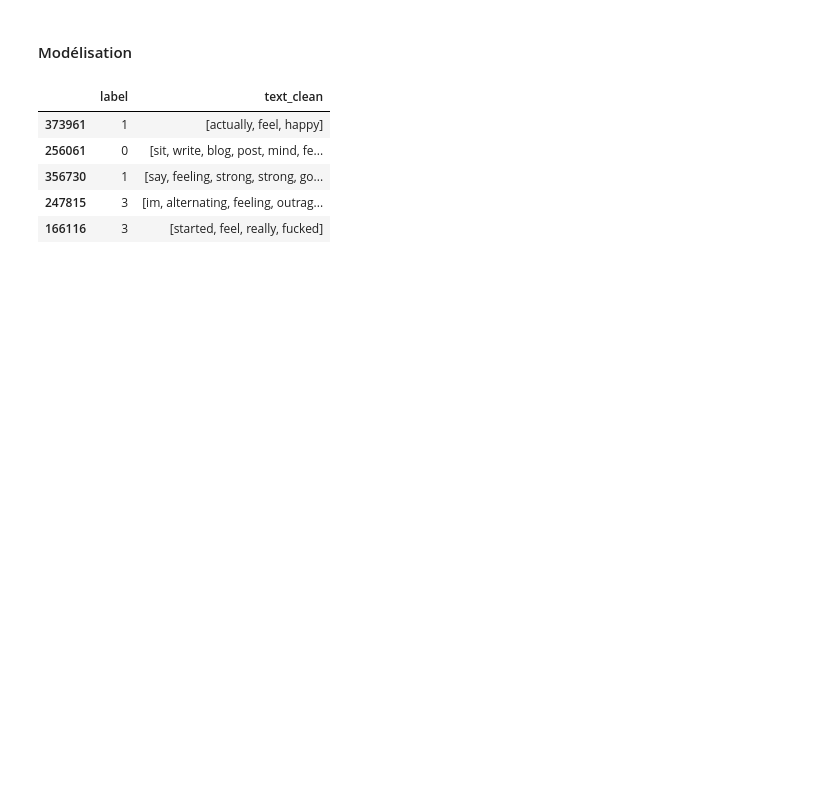
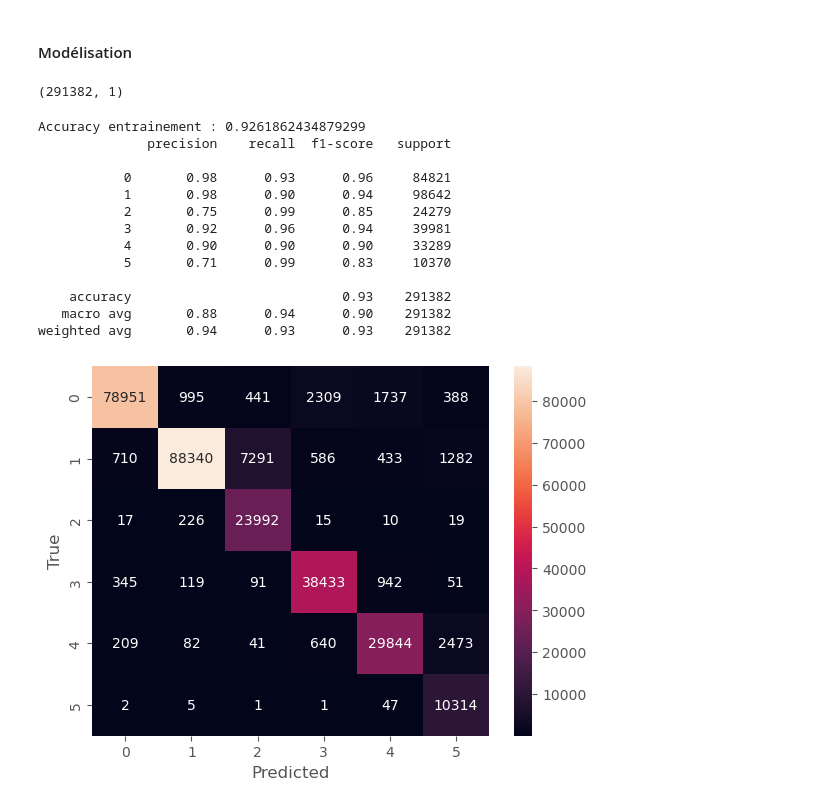
Before and after one commit to YabaCoffie/emotions, a Jupyter notebook: emotions.ipynb, the cells around one changed output. Saved outputs shown, nothing was run; the diff lists cells and outputs as text; code cells hidden in the pictures; blank space fills up the shorter version.

Commit message:
première modélisation : régression logistique

```diff
--- a/emotions.ipynb
+++ b/emotions.ipynb
@@ -219,14 +222,14 @@ def traitement_texte(text):
     #Supprimer la ponctuation
     text = text.translate(str.maketrans("", "", string.punctuation)) #equivalent de "".join([ch for ch in text if ch not in string.punctuation])
     #tokenization
-    tokens=word_tokenize(text,language="english")
+    #tokens=word_tokenize(text,language="english")
     #Suppression des stopwords
-    stop_words=set(stopwords.words("english"))
-    tokens_clean=[word for word in tokens if word not in stop_words]
+    #stop_words=set(stopwords.words("english"))
+    #tokens_clean=[word for word in tokens if word not in stop_words]
     #Lemmatisation (reduction à la forme de base)
-    lemmatizer=WordNetLemmatizer()
-    tokens_lemmatized=[lemmatizer.lemmatize(word) for word in tokens_clean]
-    return tokens_lemmatized
+    #lemmatizer=WordNetLemmatizer()
+    #tokens_lemmatized=[lemmatizer.lemmatize(word) for word in tokens_clean]
+    return text
 # %%
 train_clean
 # %% [output]
@@ -267,11 +286,49 @@ X_train,y_train=train_clean.drop(["label"],axis=1),train_clean["label"]
 # %% [markdown]
 #### Modélisation
 # %%
-train_clean.head()
+#Vectorisation TF-IDF
+vectorizer=TfidfVectorizer(
+    max_features=20000,
+    ngram_range=(1,2),
+    stop_words="english",
+    sublinear_tf=True,
+    norm="l2")#max_features pour le nombre de mots les plus fréquents dans le vocabulaire
+X_train_vec=vectorizer.fit_transform(X_train["text_clean"])
-# %% [output]
-|  | label | text_clean |
-| 373961 | 1 | [actually, feel, happy] |
-| 256061 | 0 | [sit, write, blog, post, mind, fe... |
-| 356730 | 1 | [say, feeling, strong, strong, go... |
-| 247815 | 3 | [im, alternating, feeling, outrag... |
-| 166116 | 3 | [started, feel, really, fucked] |
+# %%
+X_train.shape
+# %% [output]
+(291382, 1)
+# %%
+#premier modèle : regression logistique
+model_reg=LogisticRegression(
+    max_iter=1000,
+    penalty="l2",
+    class_weight="balanced",#pour le cas de classes déséquilibrées
+    n_jobs=-1
+)
+
+model_reg.fit(X_train_vec,y_train)
+y_pred_reg=model_reg.predict(X_train_vec)
+#evaluation
+print("Accuracy entrainement :", accuracy_score(y_train,y_pred_reg))
+print(classification_report(y_train,y_pred_reg))
+cm = confusion_matrix(y_train, y_pred_reg)
+sns.heatmap(cm, annot=True, fmt="d")
+plt.xlabel("Predicted")
+plt.ylabel("True")
+plt.show()
+# %% [output]
+Accuracy entrainement : 0.9261862434879299
+              precision    recall  f1-score   support
+
+           0       0.98      0.93      0.96     84821
+           1       0.98      0.90      0.94     98642
+           2       0.75      0.99      0.85     24279
+           3       0.92      0.96      0.94     39981
+           4       0.90      0.90      0.90     33289
+           5       0.71      0.99      0.83     10370
+
+    accuracy                           0.93    291382
+   macro avg       0.88      0.94      0.90    291382
+weighted avg       0.94      0.93      0.93    291382
+[figure, added]
```
Also changed, not shown: parts of 4 cells of this notebook.
